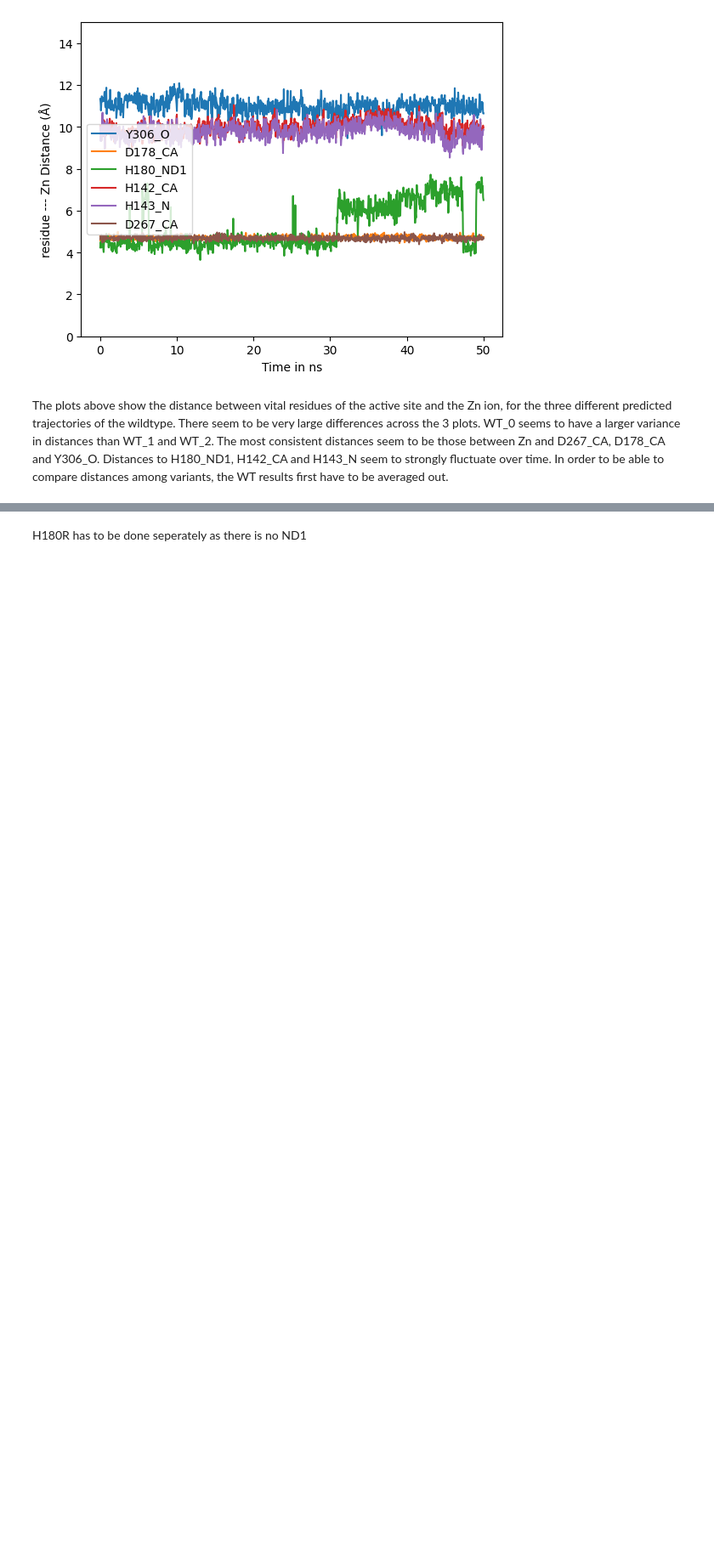
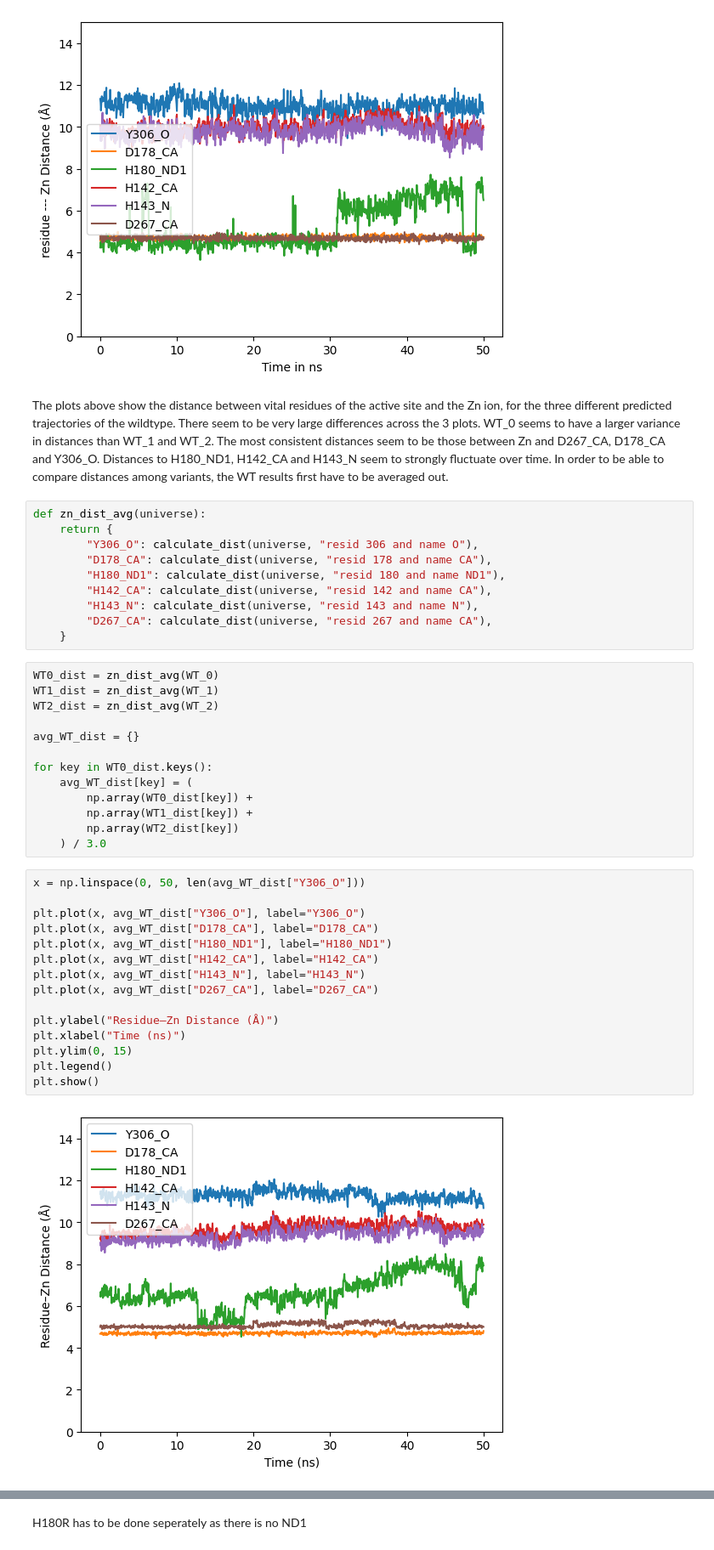
Before and after one commit to YamilaTimmer/molecular-dynamics-HDAC8, a Jupyter notebook: molecular-dynamics-HDAC8.ipynb, the cells around one changed output, grey strips where cells are left out. Shown at 85% size. Saved outputs shown, nothing was run; the diff lists cells and outputs as text; blank space fills up the shorter version.

Commit message:
Averaging dist for dist plot

```diff
--- a/molecular-dynamics-HDAC8.ipynb
+++ b/molecular-dynamics-HDAC8.ipynb
@@ -597,3 +595,43 @@ for variant in [WT_0, WT_1, WT_2]:
 [figure]
 # %% [markdown]
 The plots above show the distance between vital residues of the active site and the Zn ion, for the three different predicted trajectories of the wildtype. There seem to be very large differences across the 3 plots. WT_0 seems to have a larger variance in distances than WT_1 and WT_2. The most consistent distances seem to be those between Zn and D267_CA, D178_CA and Y306_O. Distances to H180_ND1, H142_CA and H143_N seem to strongly fluctuate over time. In order to be able to compare distances among variants, the WT results first have to be averaged out.
+# %%
+def zn_dist_avg(universe):
+    return {
+        "Y306_O": calculate_dist(universe, "resid 306 and name O"),
+        "D178_CA": calculate_dist(universe, "resid 178 and name CA"),
+        "H180_ND1": calculate_dist(universe, "resid 180 and name ND1"),
+        "H142_CA": calculate_dist(universe, "resid 142 and name CA"),
+        "H143_N": calculate_dist(universe, "resid 143 and name N"),
+        "D267_CA": calculate_dist(universe, "resid 267 and name CA"),
+    }
+# %%
+WT0_dist = zn_dist_avg(WT_0)
+WT1_dist = zn_dist_avg(WT_1)
+WT2_dist = zn_dist_avg(WT_2)
+
+avg_WT_dist = {}
+
+for key in WT0_dist.keys():
+    avg_WT_dist[key] = (
+        np.array(WT0_dist[key]) +
+        np.array(WT1_dist[key]) +
+        np.array(WT2_dist[key])
+    ) / 3.0
+# %%
+x = np.linspace(0, 50, len(avg_WT_dist["Y306_O"]))
+
+plt.plot(x, avg_WT_dist["Y306_O"], label="Y306_O")
+plt.plot(x, avg_WT_dist["D178_CA"], label="D178_CA")
+plt.plot(x, avg_WT_dist["H180_ND1"], label="H180_ND1")
+plt.plot(x, avg_WT_dist["H142_CA"], label="H142_CA")
+plt.plot(x, avg_WT_dist["H143_N"], label="H143_N")
+plt.plot(x, avg_WT_dist["D267_CA"], label="D267_CA")
+
+plt.ylabel("Residue–Zn Distance (Å)")
+plt.xlabel("Time (ns)")
+plt.ylim(0, 15)
+plt.legend()
+plt.show()
+# %% [output]
+[figure, added]
```
Also changed, not shown: parts of 4 cells of this notebook.
